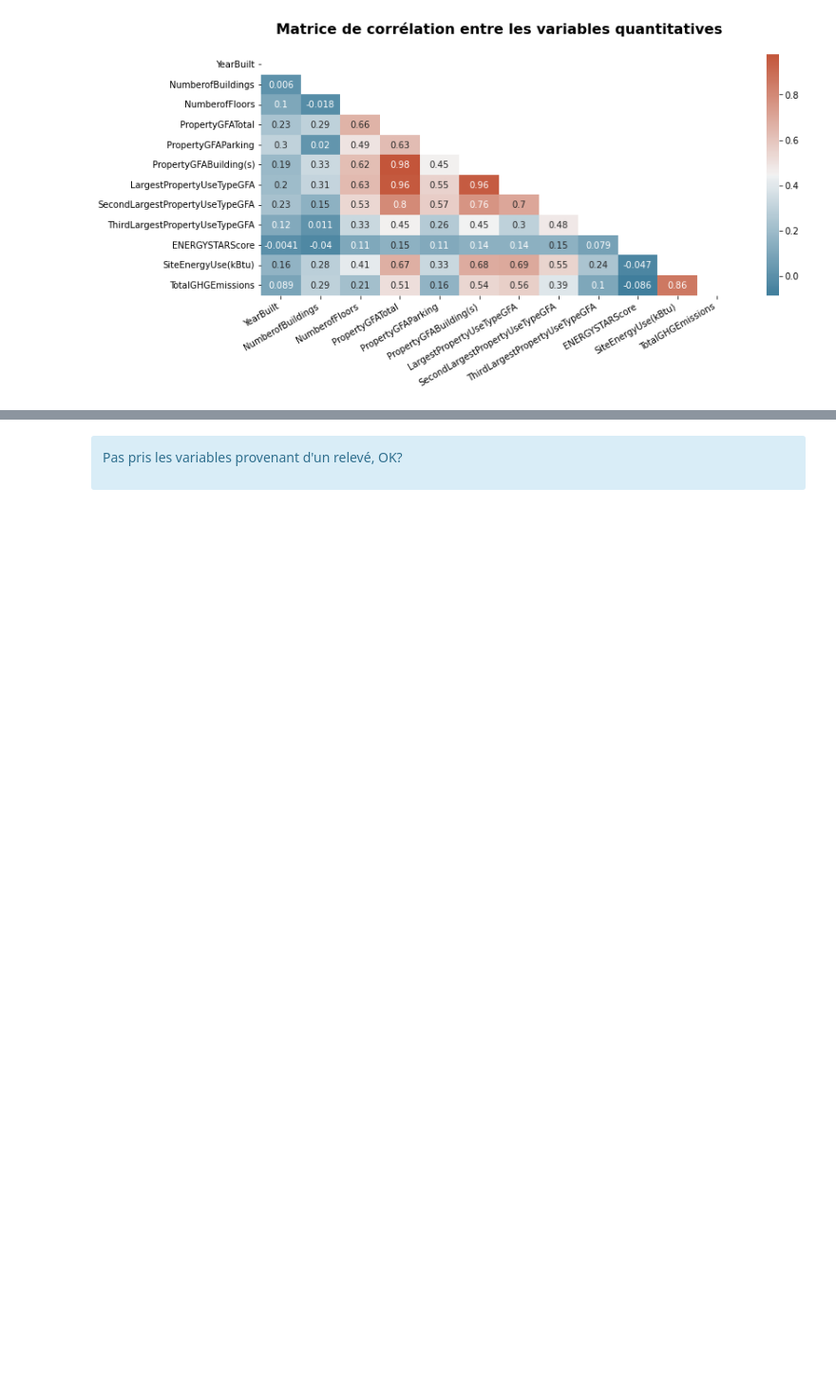
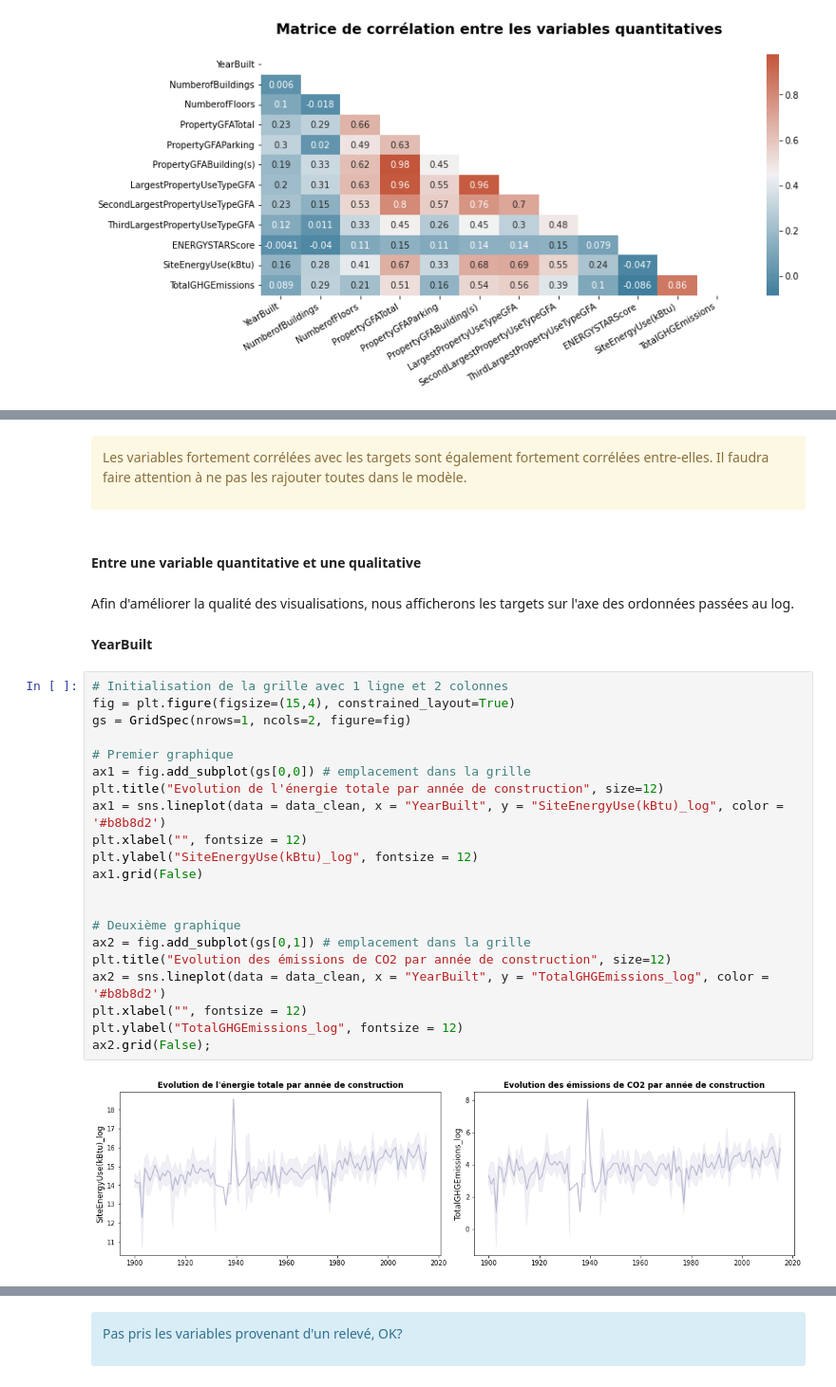
Before and after one commit to Milie-Mimi/-OC_DS_Project4, a Jupyter notebook: Pélec_01_notebook.ipynb, the cells around one changed output, grey strips where cells are left out. Shown at 95% size. Drawn from its saved outputs; the diff is of its cells as text; blank space fills up the shorter version.

```diff
--- a/Pélec_01_notebook.ipynb
+++ b/Pélec_01_notebook.ipynb
@@ -1150,0 +906,33 @@ plt.show()
+# %% [markdown]
+<div class="alert alert-block alert-warning">
+    <p> Les variables fortement corrélées avec les targets sont également fortement corrélées entre-elles. Il faudra faire attention à ne pas les rajouter toutes dans le modèle. </p>
+</div>
+# %% [markdown]
+#### Entre une variable quantitative et une qualitative
+# %% [markdown]
+Afin d'améliorer la qualité des visualisations, nous afficherons les targets sur l'axe des ordonnées passées au log.
+# %% [markdown]
+**YearBuilt**
+# %%
+# Initialisation de la grille avec 1 ligne et 2 colonnes
+fig = plt.figure(figsize=(15,4), constrained_layout=True)
+gs = GridSpec(nrows=1, ncols=2, figure=fig)
+
+# Premier graphique
+ax1 = fig.add_subplot(gs[0,0]) # emplacement dans la grille
+plt.title("Evolution de l'énergie totale par année de construction", size=12)
+ax1 = sns.lineplot(data = data_clean, x = "YearBuilt", y = "SiteEnergyUse(kBtu)_log", color = '#b8b8d2')
+plt.xlabel("", fontsize = 12)
+plt.ylabel("SiteEnergyUse(kBtu)_log", fontsize = 12)
+ax1.grid(False)
+
+
+# Deuxième graphique
+ax2 = fig.add_subplot(gs[0,1]) # emplacement dans la grille
+plt.title("Evolution des émissions de CO2 par année de construction", size=12)
+ax2 = sns.lineplot(data = data_clean, x = "YearBuilt", y = "TotalGHGEmissions_log", color = '#b8b8d2')
+plt.xlabel("", fontsize = 12)
+plt.ylabel("TotalGHGEmissions_log", fontsize = 12)
+ax2.grid(False);
+# %% [output]
+[figure, added]
```
Also changed, not shown: parts of 250 cells of this notebook.
